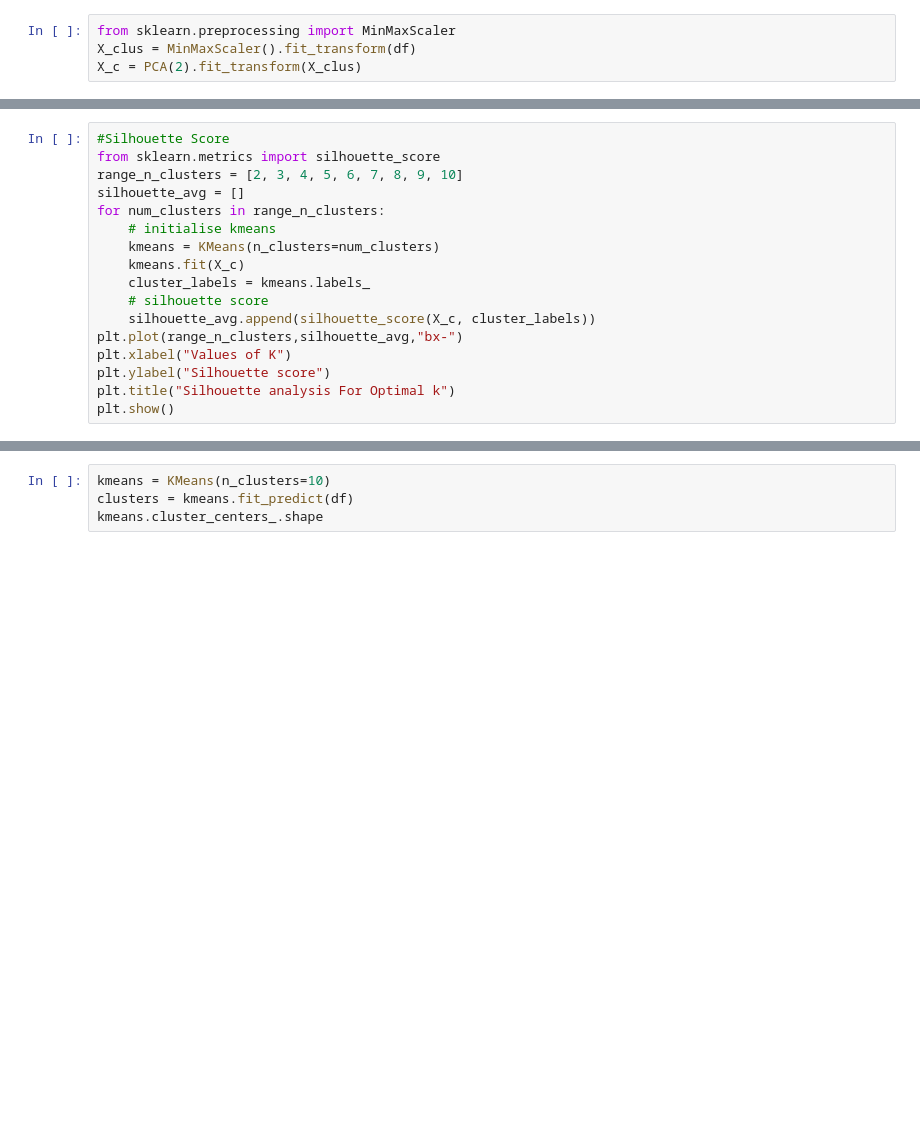
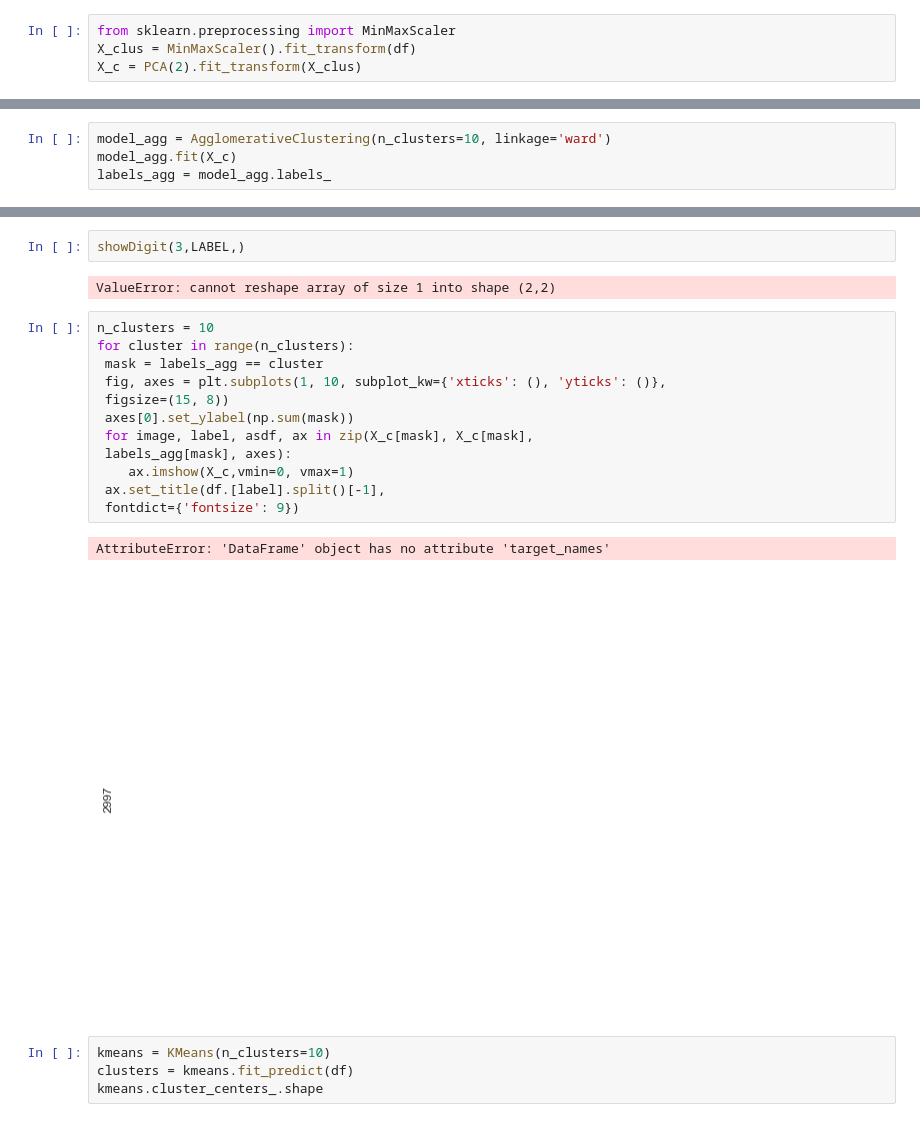
Before and after one commit to allyryry/3950_Asn3_Clustering, a Jupyter notebook: cluster_asn.ipynb, the cells around one changed output, grey strips where cells are left out. Cells and saved outputs as stored; diff of their text form; blank space fills up the shorter version.

```diff
--- a/cluster_asn.ipynb
+++ b/cluster_asn.ipynb
@@ -136,17 +120,0 @@ plt.show()
-# %%
-#Silhouette Score
-from sklearn.metrics import silhouette_score
-range_n_clusters = [2, 3, 4, 5, 6, 7, 8, 9, 10]
-silhouette_avg = []
-for num_clusters in range_n_clusters:
-    # initialise kmeans
-    kmeans = KMeans(n_clusters=num_clusters)
-    kmeans.fit(X_c)
-    cluster_labels = kmeans.labels_
-    # silhouette score
-    silhouette_avg.append(silhouette_score(X_c, cluster_labels))
-plt.plot(range_n_clusters,silhouette_avg,"bx-")
-plt.xlabel("Values of K")
-plt.ylabel("Silhouette score")
-plt.title("Silhouette analysis For Optimal k")
-plt.show()
@@ -154,0 +130,4 @@ plt.show()
+# %%
+model_agg = AgglomerativeClustering(n_clusters=10, linkage='ward')
+model_agg.fit(X_c)
+labels_agg = model_agg.labels_
@@ -155,3 +186,22 @@ plt.show()
+# %%
+showDigit(3,LABEL,)
+# %% [output]
+ValueError: cannot reshape array of size 1 into shape (2,2)
+# %%
+n_clusters = 10
+for cluster in range(n_clusters):
+ mask = labels_agg == cluster
+ fig, axes = plt.subplots(1, 10, subplot_kw={'xticks': (), 'yticks': ()},
+ figsize=(15, 8))
+ axes[0].set_ylabel(np.sum(mask))
+ for image, label, asdf, ax in zip(X_c[mask], X_c[mask],
+ labels_agg[mask], axes):
+    ax.imshow(X_c,vmin=0, vmax=1)
+ ax.set_title(df.[label].split()[-1],
+ fontdict={'fontsize': 9})
+# %% [output]
+AttributeError: 'DataFrame' object has no attribute 'target_names'
+[figure, added]
 # %%
 kmeans = KMeans(n_clusters=10)
 clusters = kmeans.fit_predict(df)
```
Also changed, not shown: parts of 9 cells of this notebook.
